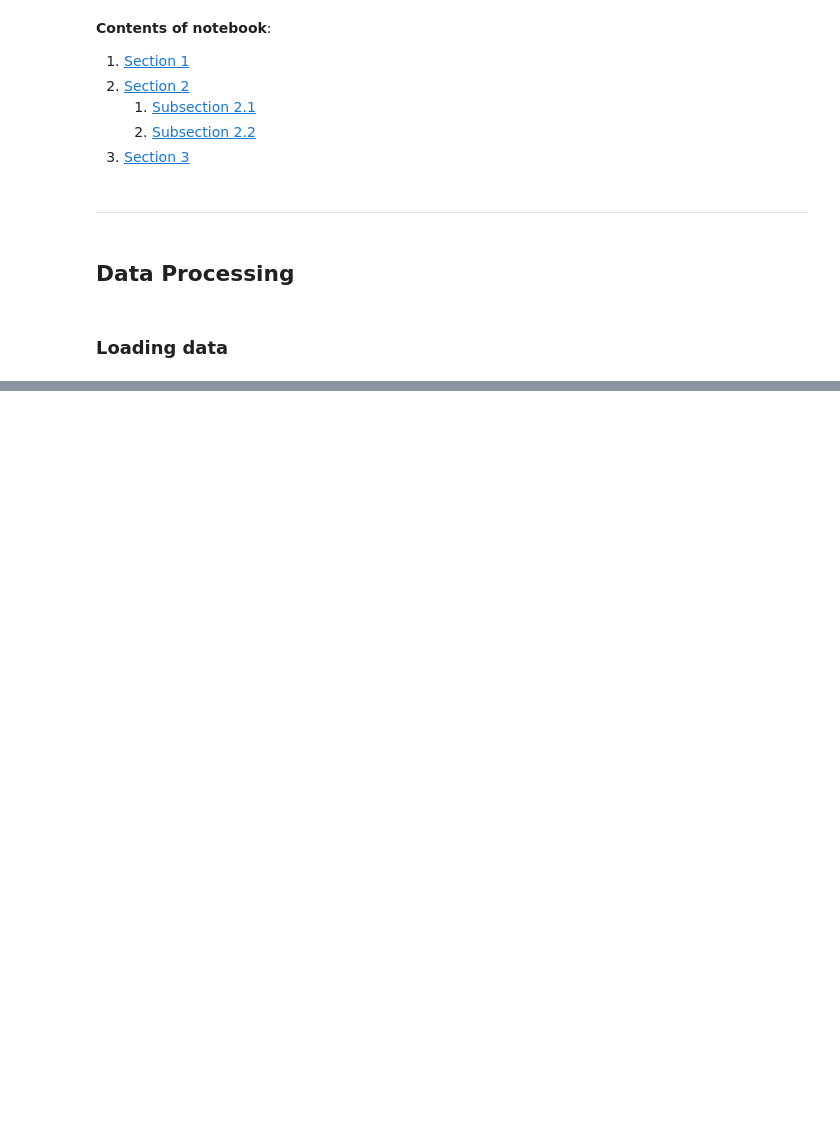
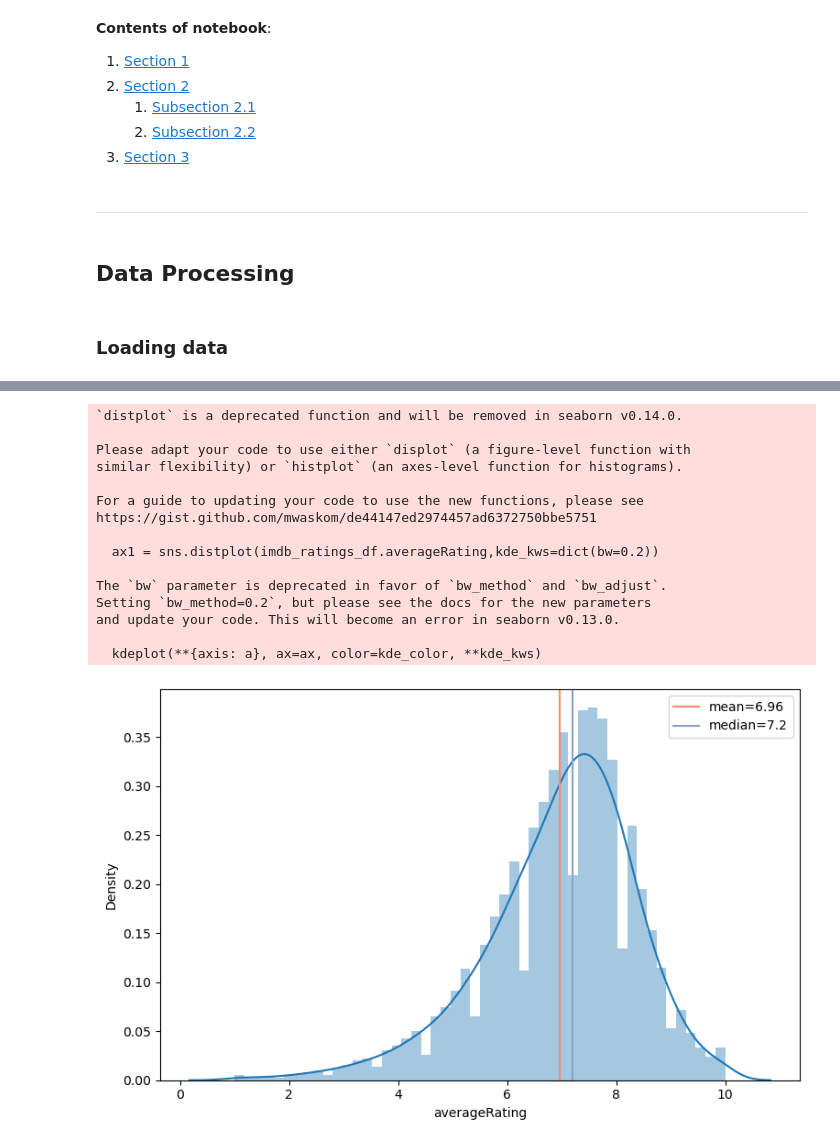
Before and after one commit to epfl-ada/ada-2023-project-cedars10452, a Jupyter notebook: Untitled.ipynb, the cells around one changed output, grey strips where cells are left out. Cells and saved outputs as stored; diff of their text form; code cells hidden in the pictures; blank space fills up the shorter version.

```diff
--- a/Untitled.ipynb
+++ b/Untitled.ipynb
@@ -85,3 +187,36 @@ imdb_ratings_df.head()
+# %%
+import seaborn as sns
+# Average rating distribution shows a classic negative skewed distribution where the median is larger than mean.
+ratings = dict(mean=imdb_ratings_df.averageRating.mean(),
+              median=imdb_ratings_df.averageRating.median())
+
+
+plt.figure(figsize=(15,5))
+
+plt.subplot(1,2,1)
+ax1 = sns.distplot(imdb_ratings_df.averageRating,kde_kws=dict(bw=0.2))
+ax1.axvline(x=ratings["mean"],c=sns.color_palette("Set2")[1],label=f"mean={round(ratings['mean'],2)}")
+ax1.axvline(x=ratings["median"],c=sns.color_palette("Set2")[2],label=f"median={round(ratings['median'],2)}")
+plt.legend()
+plt.tight_layout()
+plt.show()
+# %% [output]
+`distplot` is a deprecated function and will be removed in seaborn v0.14.0.
+
+Please adapt your code to use either `displot` (a figure-level function with
+similar flexibility) or `histplot` (an axes-level function for histograms).
+
+For a guide to updating your code to use the new functions, please see
+https://gist.github.com/mwaskom/de44147ed2974457ad6372750bbe5751
+
+  ax1 = sns.distplot(imdb_ratings_df.averageRating,kde_kws=dict(bw=0.2))
+
+The `bw` parameter is deprecated in favor of `bw_method` and `bw_adjust`.
+Setting `bw_method=0.2`, but please see the docs for the new parameters
+and update your code. This will become an error in seaborn v0.13.0.
+
+  kdeplot(**{axis: a}, ax=ax, color=kde_color, **kde_kws)
+[figure, added]
 # %%
 # IMDb videos' metadata dataset
 imdb_basics_df = pd.read_csv(TITLE_BASICS_PATH, sep='	', low_memory=False)
```
Also changed, not shown: parts of 55 cells of this notebook.
